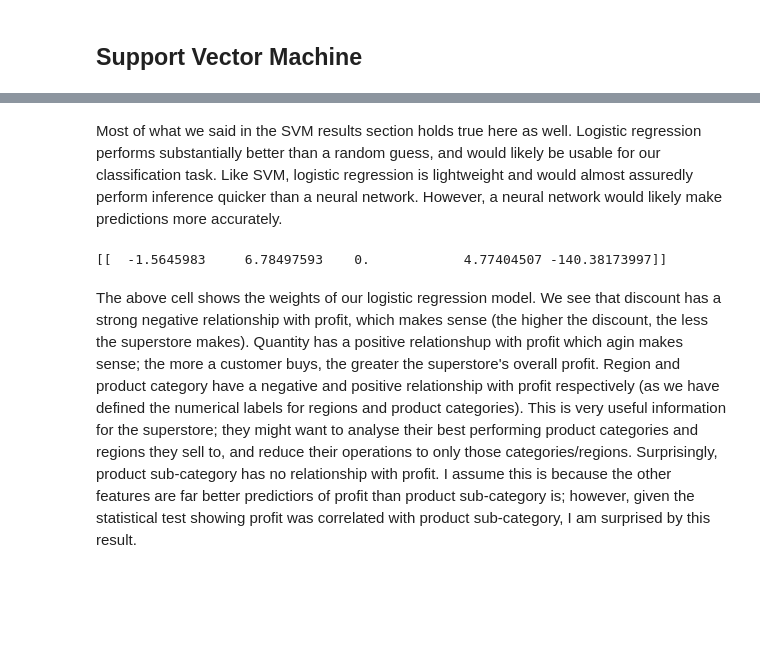
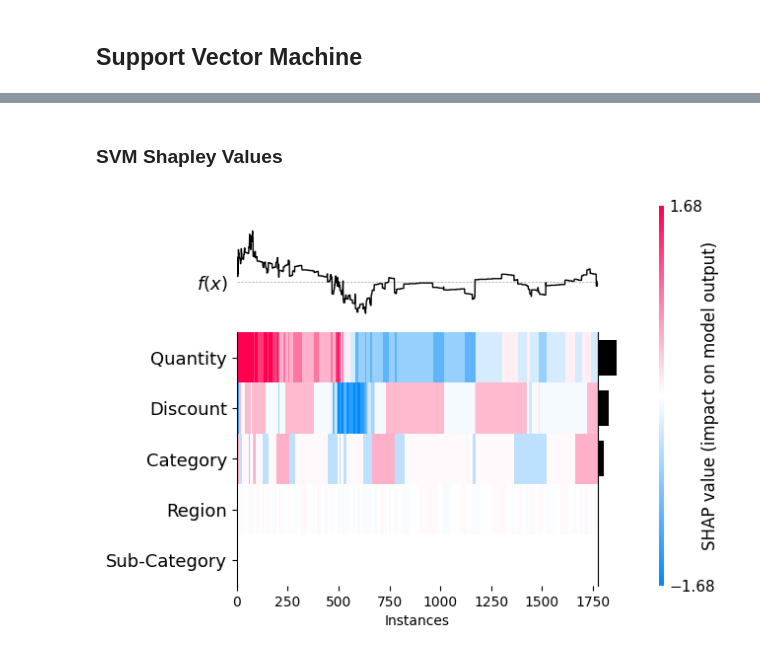
Before and after one commit to JohnG112358/DALI-Machine-Learning-Challenge, a Jupyter notebook: profitPrediction.ipynb, the cells around one changed output, grey strips where cells are left out. Saved outputs shown, nothing was run; the diff lists cells and outputs as text; code cells hidden in the pictures; blank space fills up the shorter version.

```diff
--- a/profitPrediction.ipynb
+++ b/profitPrediction.ipynb
@@ -106,10 +182,0 @@ The below cell specifies the hyperparameters for our SVM.  We perform a grid sea
-# %%
-PENALTY = ["l2", "l1", "elasticnet"] # determines the penalty term
-ALPHA = [0.01, 0.001, 0.0002, 0.0001, 0.0005, 0.00001] # determines the learning rate
-EPOCHS = [500, 750, 1000, 1250, 1500] # number of epochs for training
-
-# sklearn paritions its own validation set from the train data we pass in an and stops training once performance on
-# its validation set no longer improves after 5 epochs
-# this early stopping is important to prevent overfitting
-EARLY_STOPPING = True
-VALIDATION_FRACTION = 0.15 # fraction of training data to use for validation
@@ -149,0 +185,14 @@ Best penalty: elasticnet
+# %%
+# same grid search as logistic regression
+
+f1_scorer = make_scorer(f1_score, average='weighted')
+
+# the default loss function for SGDClassifier generates an SVM
+SVM = SGDClassifier(penalty="elasticnet", early_stopping=EARLY_STOPPING, validation_fraction=VALIDATION_FRACTION, random_state=RANDOM_STATE)
+
+grid_search = GridSearchCV(estimator=SVM, param_grid=param_grid, scoring=f1_scorer, cv=3)
+
+grid_search.fit(train, trainLabels)
+
+best_params = grid_search.best_params_
+print("Best Parameters:", best_params)
@@ -150,4 +201,7 @@ Best penalty: elasticnet
 # %%
-SVM = SGDClassifier(penalty=bestPenalty, alpha=bestAplha, max_iter=bestEpochs, early_stopping=EARLY_STOPPING, validation_fraction=VALIDATION_FRACTION, random_state=RANDOM_STATE) # this is a linear SVM
+SVM = SGDClassifier(penalty="elasticnet", alpha=best_params["alpha"], max_iter=best_params["max_iter"], early_stopping=EARLY_STOPPING, validation_fraction=VALIDATION_FRACTION, random_state=RANDOM_STATE) # this is a linear SVM
+
 SVM.fit(train, trainLabels)
+
+joblib.dump(SVM, 'SVM.pkl')
 predictions = SVM.predict(test)
@@ -228,8 +222,10 @@ weighted avg       0.69      0.69      0.69       889
-# %% [markdown]
-Most of what we said in the SVM results section holds true here as well.  Logistic regression performs substantially better than a random guess, and would likely be usable for our classification task.  Like SVM, logistic regression is lightweight and would almost assuredly perform inference quicker than a neural network.  However, a neural network would likely make predictions more accurately.
-# %%
-print(LogReg.coef_) # logistic regression weights
-# %% [output]
-[[  -1.5645983     6.78497593    0.            4.77404507 -140.38173997]]
-# %% [markdown]
-The above cell shows the weights of our logistic regression model.  We see that discount has a strong negative relationship with profit, which makes sense (the higher the discount, the less the superstore makes).  Quantity has a positive relationshup with profit which agin makes sense; the more a customer buys, the greater the superstore's overall profit.  Region and product category have a negative and positive relationship with profit respectively (as we have defined the numerical labels for regions and product categories).  This is very useful information for the superstore; they might want to analyse their best performing product categories and regions they sell to, and reduce their operations to only those categories/regions.  Surprisingly, product sub-category has no relationship with profit.  I assume this is because the other features are far better predictiors of profit than product sub-category is; however, given the statistical test showing profit was correlated with product sub-category, I am surprised by this result.
+# %% [markdown]
+### SVM Shapley Values
+# %%
+explainer = shap.Explainer(SVM, test)
+shap_values = explainer(test)
+shap_values.feature_names = ["Region", "Category", "Sub-Category", "Quantity", "Discount"]
+# %%
+shap.plots.heatmap(shap_values)
+# %% [output]
+[figure, added]
```
Also changed, not shown: parts of 53 cells of this notebook.
